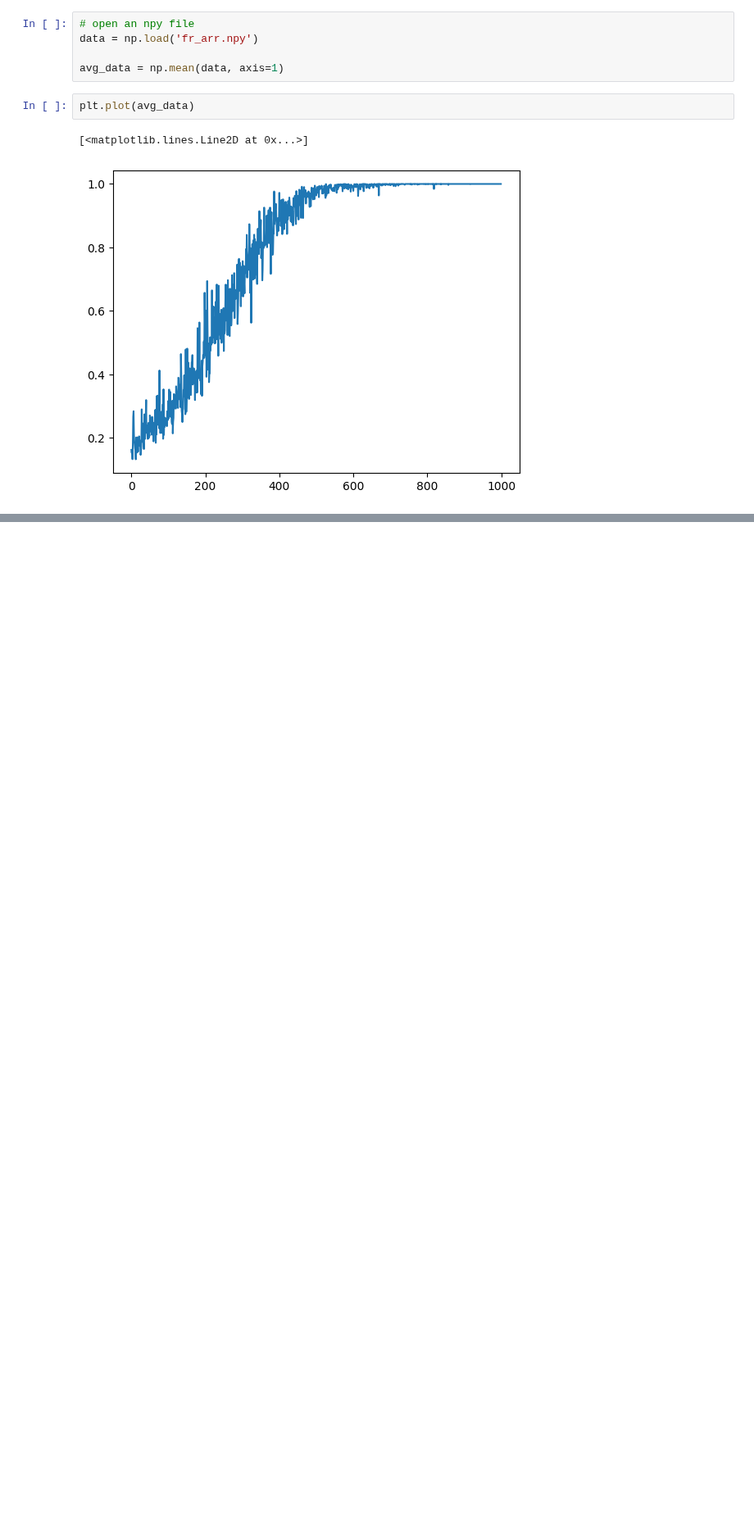
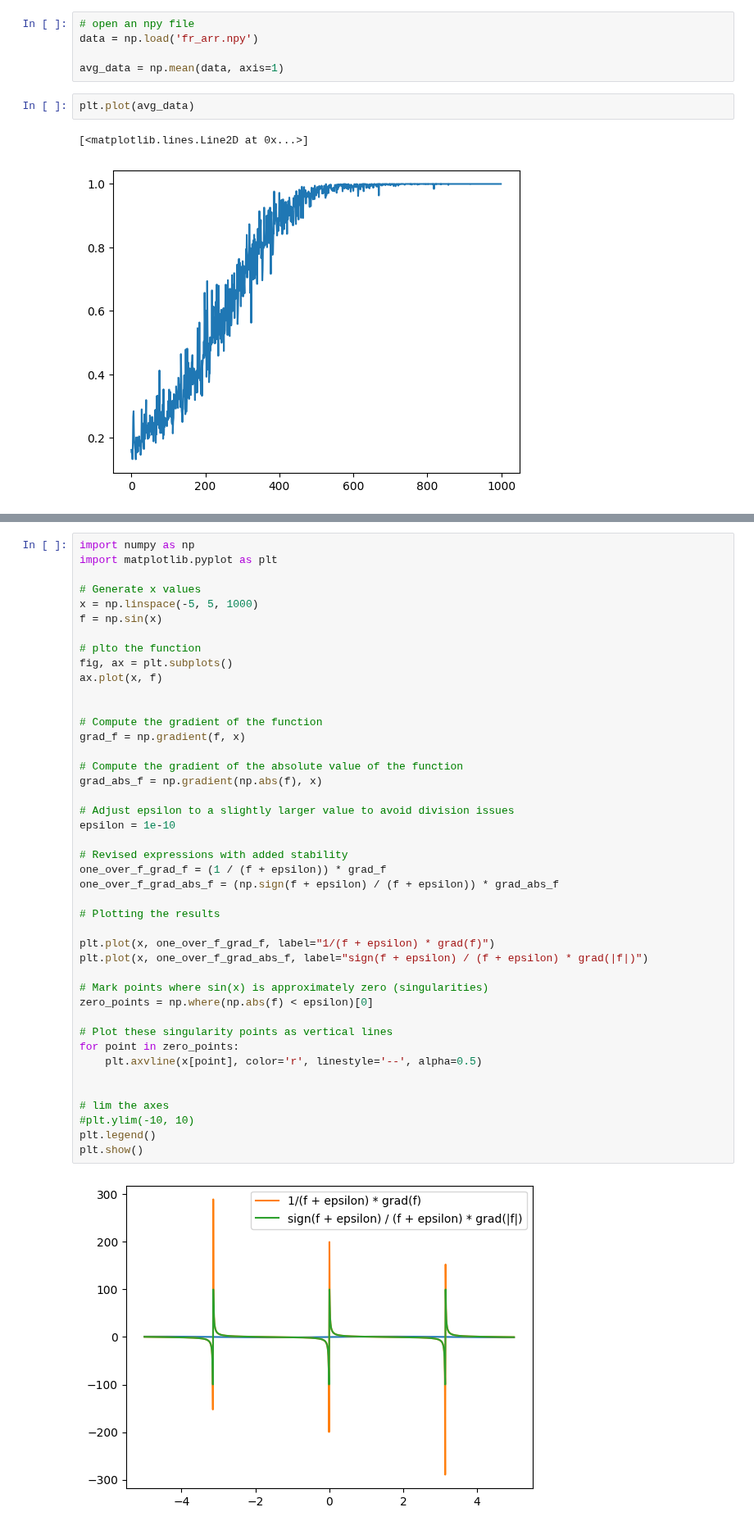
Before and after one commit to Daniel-Haas-B/NeuralQuantumState, a Jupyter notebook: misc.ipynb, the cells around one changed output, grey strips where cells are left out. Shown at 82% size. Cells and saved outputs as stored; diff of their text form; blank space fills up the shorter version.

```diff
--- a/misc.ipynb
+++ b/misc.ipynb
@@ -53,0 +271,45 @@ plt.plot(avg_data)
+# %%
+import numpy as np
+import matplotlib.pyplot as plt
+
+# Generate x values
+x = np.linspace(-5, 5, 1000)
+f = np.sin(x)
+
+# plto the function
+fig, ax = plt.subplots()
+ax.plot(x, f)
+
+
+# Compute the gradient of the function
+grad_f = np.gradient(f, x)
+
+# Compute the gradient of the absolute value of the function
+grad_abs_f = np.gradient(np.abs(f), x)
+
+# Adjust epsilon to a slightly larger value to avoid division issues
+epsilon = 1e-10
+
+# Revised expressions with added stability
+one_over_f_grad_f = (1 / (f + epsilon)) * grad_f
+one_over_f_grad_abs_f = (np.sign(f + epsilon) / (f + epsilon)) * grad_abs_f
+
+# Plotting the results
+
+plt.plot(x, one_over_f_grad_f, label="1/(f + epsilon) * grad(f)")
+plt.plot(x, one_over_f_grad_abs_f, label="sign(f + epsilon) / (f + epsilon) * grad(|f|)")
+
+# Mark points where sin(x) is approximately zero (singularities)
+zero_points = np.where(np.abs(f) < epsilon)[0]
+
+# Plot these singularity points as vertical lines
+for point in zero_points:
+    plt.axvline(x[point], color='r', linestyle='--', alpha=0.5)
+
+
+# lim the axes
+#plt.ylim(-10, 10)
+plt.legend()
+plt.show()
+# %% [output]
+[figure, added]
```
Also changed, not shown: parts of 10 cells of this notebook, 6 other files.
